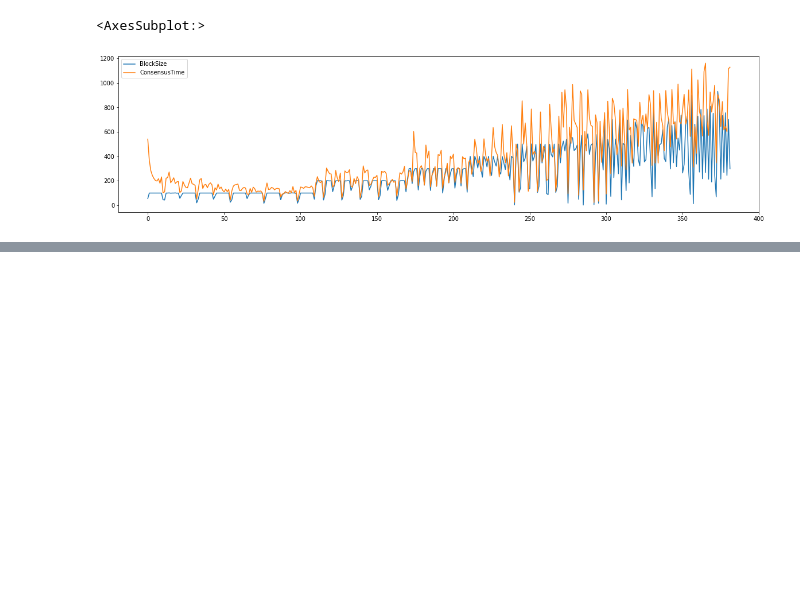
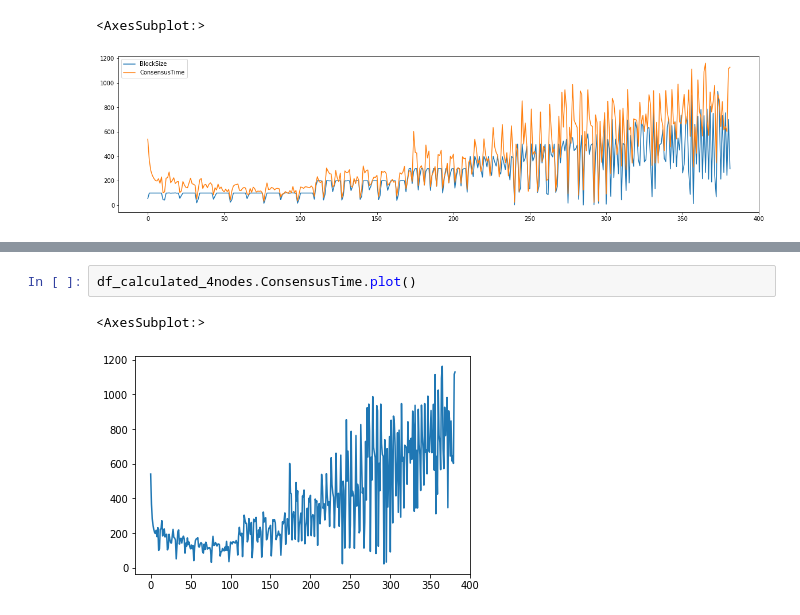
Before and after one commit to CaixiangFan/besu-benchmark, a Jupyter notebook: src/log_analysis.ipynb, the cells around one changed output, grey strips where cells are left out. Drawn from its saved outputs; the diff is of its cells as text; blank space fills up the shorter version.

```diff
--- a/src/log_analysis.ipynb
+++ b/src/log_analysis.ipynb
@@ -592,0 +582,5 @@ df.reset_index()[['BlockSize', 'ConsensusTime']].plot(figsize=(20, 5))
+# %%
+df_calculated_4nodes.ConsensusTime.plot()
+# %% [output]
+<AxesSubplot:>
+[figure, added]
```
Also changed, not shown: parts of 4 cells of this notebook, 1 other file.
